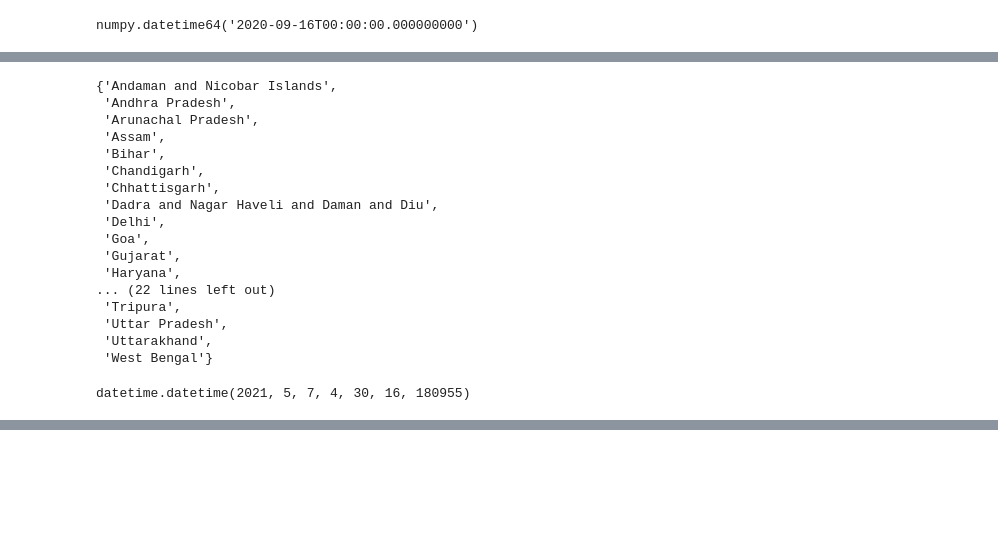
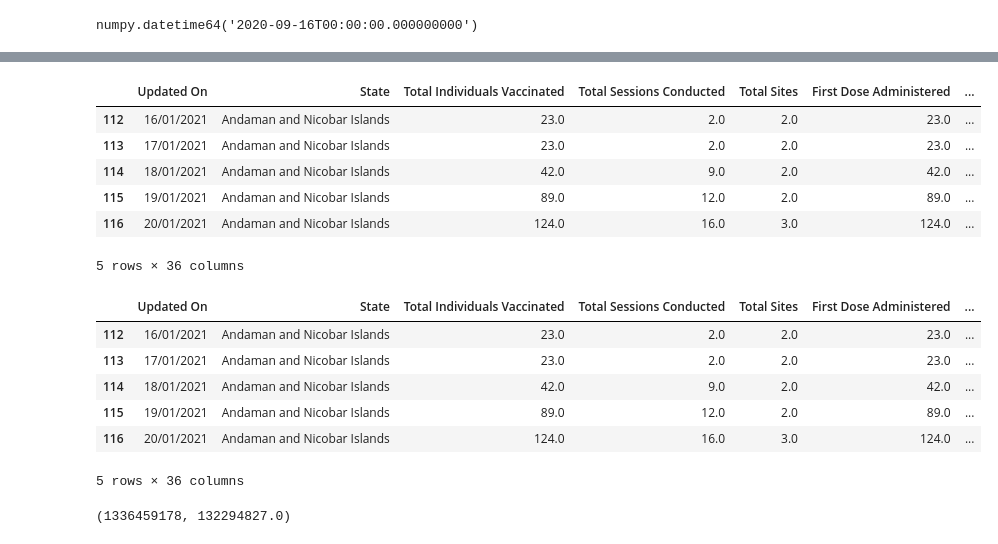
Before and after one commit to ManishSahu53/streamlit-covid-dashboard, a Jupyter notebook: notebook/testing.ipynb, the cells around one changed output, grey strips where cells are left out. Drawn from its saved outputs; the diff is of its cells as text; code cells hidden in the pictures; blank space fills up the shorter version.

Commit message:
added initial vaccine data

```diff
--- a/notebook/testing.ipynb
+++ b/notebook/testing.ipynb
@@ -195,20 +174,0 @@ Name: daily_recovery, Length: 414, dtype: float64
-# %%
-set(data_state_cls.data['State'].values)
-# %% [output]
-{'Andaman and Nicobar Islands',
- 'Andhra Pradesh',
- 'Arunachal Pradesh',
- 'Assam',
- 'Bihar',
- 'Chandigarh',
- 'Chhattisgarh',
- 'Dadra and Nagar Haveli and Daman and Diu',
- 'Delhi',
- 'Goa',
- 'Gujarat',
- 'Haryana',
-... (22 lines left out)
- 'Tripura',
- 'Uttar Pradesh',
- 'Uttarakhand',
- 'West Bengal'}
@@ -217,4 +174,0 @@ current_date = datetime.datetime.now() - datetime.timedelta(1, minutes=0, hours=
-# %%
-current_date
-# %% [output]
-datetime.datetime(2021, 5, 7, 4, 30, 16, 180955)
@@ -220,0 +177,4 @@ datetime.datetime(2021, 5, 7, 4, 30, 16, 180955)
+# %%
+data_vaccine_cls = data_loader.DataVaccineState(config.path_vaccine_state_wise_cowin)
+data_vaccine_cls.process()
+# %% [output]
@@ -220,0 +182,17 @@ datetime.datetime(2021, 5, 7, 4, 30, 16, 180955)
+|  | Updated On | State | Total Individuals Vaccinated | Total Sessions Conducted | Total Sites | First Dose Administered | ... |
+| 112 | 16/01/2021 | Andaman and Nicobar Islands | 23.0 | 2.0 | 2.0 | 23.0 | ... |
+| 113 | 17/01/2021 | Andaman and Nicobar Islands | 23.0 | 2.0 | 2.0 | 23.0 | ... |
+| 114 | 18/01/2021 | Andaman and Nicobar Islands | 42.0 | 9.0 | 2.0 | 42.0 | ... |
+| 115 | 19/01/2021 | Andaman and Nicobar Islands | 89.0 | 12.0 | 2.0 | 89.0 | ... |
+| 116 | 20/01/2021 | Andaman and Nicobar Islands | 124.0 | 16.0 | 3.0 | 124.0 | ... |
+5 rows × 36 columns
+# %%
+data_vaccine_cls.data.head()
+# %% [output]
+|  | Updated On | State | Total Individuals Vaccinated | Total Sessions Conducted | Total Sites | First Dose Administered | ... |
+| 112 | 16/01/2021 | Andaman and Nicobar Islands | 23.0 | 2.0 | 2.0 | 23.0 | ... |
+| 113 | 17/01/2021 | Andaman and Nicobar Islands | 23.0 | 2.0 | 2.0 | 23.0 | ... |
+| 114 | 18/01/2021 | Andaman and Nicobar Islands | 42.0 | 9.0 | 2.0 | 42.0 | ... |
+| 115 | 19/01/2021 | Andaman and Nicobar Islands | 89.0 | 12.0 | 2.0 | 89.0 | ... |
+| 116 | 20/01/2021 | Andaman and Nicobar Islands | 124.0 | 16.0 | 3.0 | 124.0 | ... |
+5 rows × 36 columns
@@ -220,0 +205,4 @@ datetime.datetime(2021, 5, 7, 4, 30, 16, 180955)
+# %%
+total_population, vaccine_population
+# %% [output]
+(1336459178, 132294827.0)
```
Also changed, not shown: parts of 23 cells of this notebook, 4 other files.
